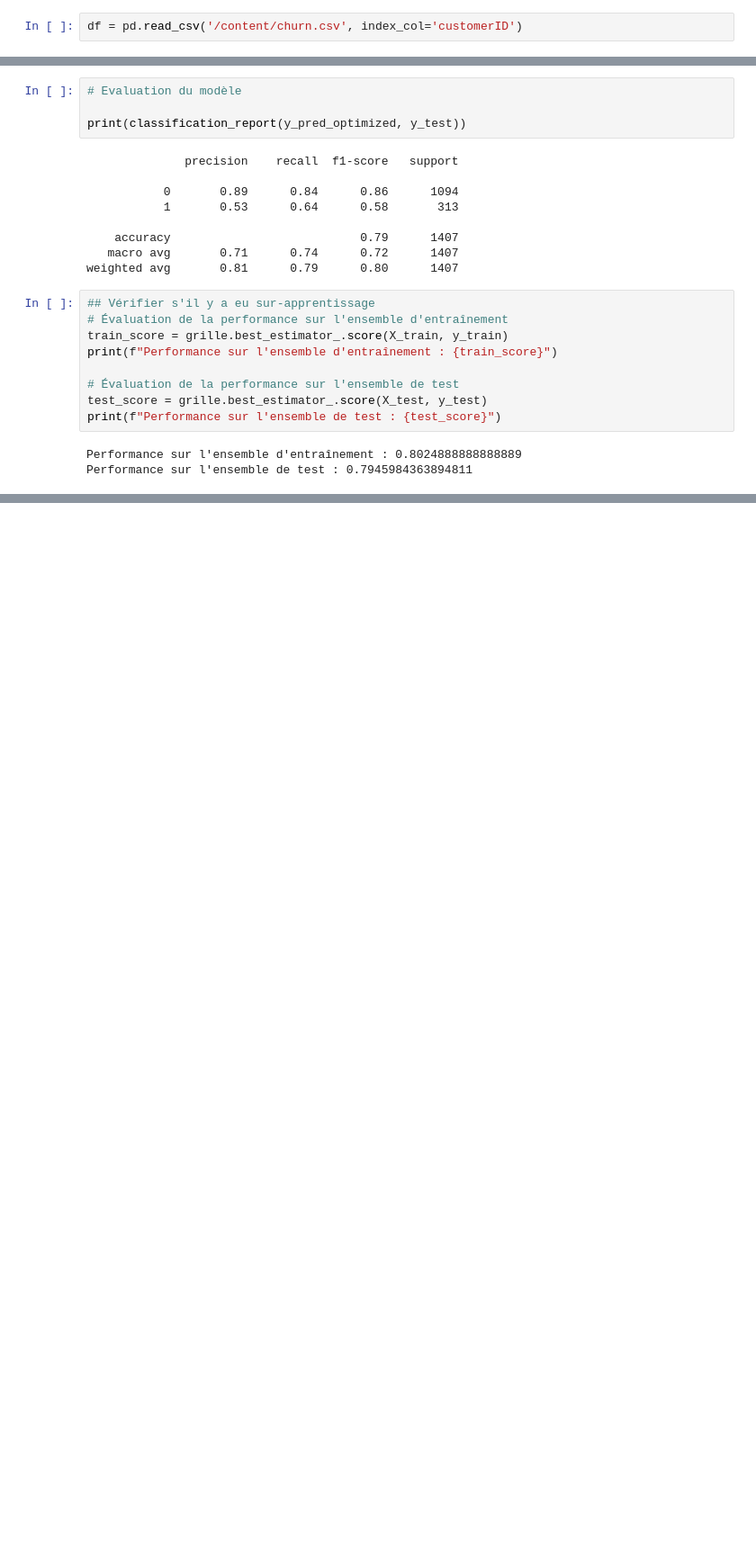
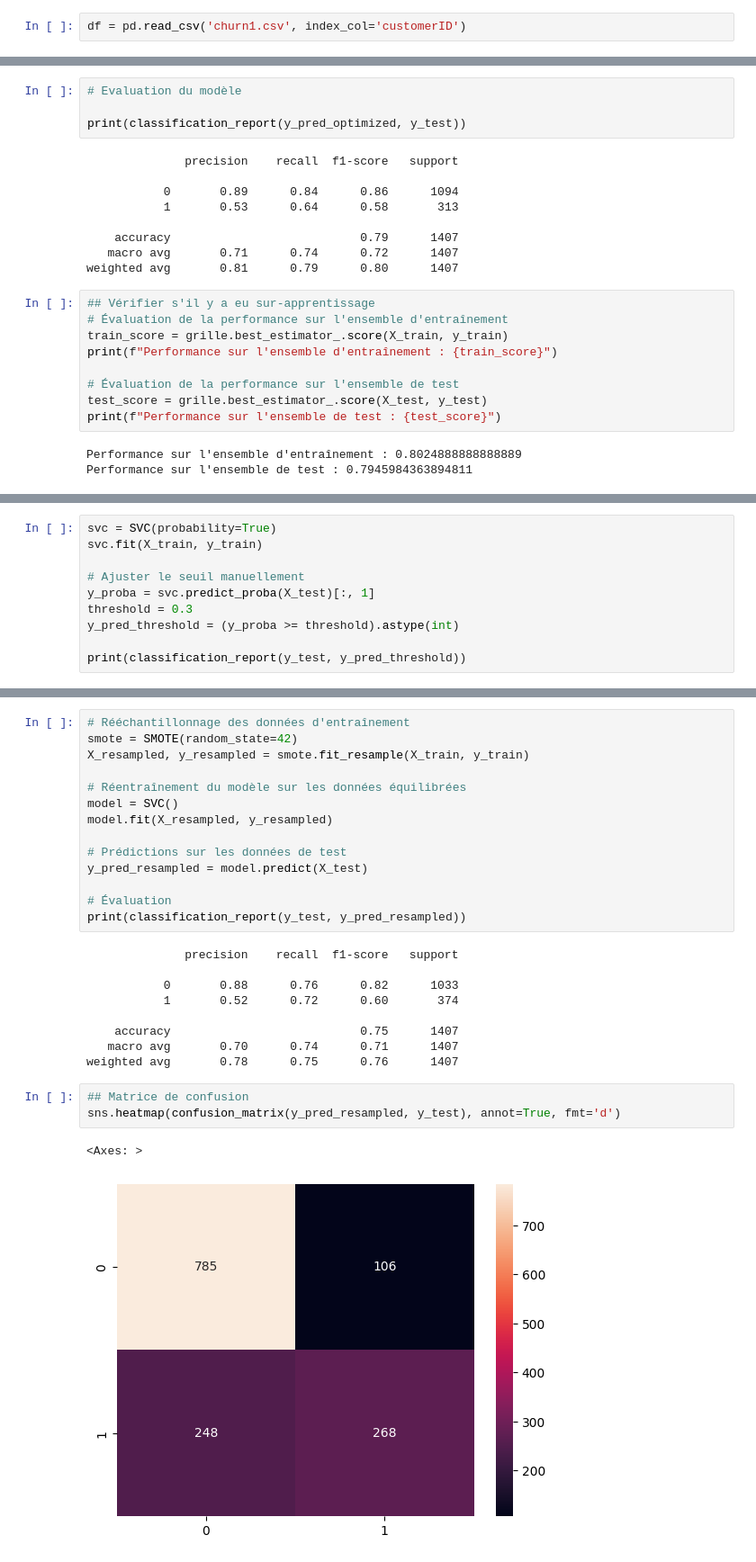
Before and after one commit to ProjetDataScience/churn_projet, a Jupyter notebook: projet_churn.ipynb, the cells around one changed output, grey strips where cells are left out. Shown at 90% size. Saved outputs shown, nothing was run; the diff lists cells and outputs as text; blank space fills up the shorter version.

```diff
--- a/projet_churn.ipynb
+++ b/projet_churn.ipynb
@@ -14,5 +16,5 @@ from sklearn.tree import DecisionTreeClassifier
 # %%
-df = pd.read_csv('/content/churn.csv', index_col='customerID')
+df = pd.read_csv('churn1.csv', index_col='customerID')
 # %%
 df.info()
 # %% [output]
@@ -473,0 +475,10 @@ Performance sur l'ensemble de test : 0.7945984363894811
+# %%
+svc = SVC(probability=True)
+svc.fit(X_train, y_train)
+
+# Ajuster le seuil manuellement
+y_proba = svc.predict_proba(X_test)[:, 1]
+threshold = 0.3
+y_pred_threshold = (y_proba >= threshold).astype(int)
+
+print(classification_report(y_test, y_pred_threshold))
@@ -473,0 +496,29 @@ Performance sur l'ensemble de test : 0.7945984363894811
+# %%
+# Rééchantillonnage des données d'entraînement
+smote = SMOTE(random_state=42)
+X_resampled, y_resampled = smote.fit_resample(X_train, y_train)
+
+# Réentraînement du modèle sur les données équilibrées
+model = SVC()
+model.fit(X_resampled, y_resampled)
+
+# Prédictions sur les données de test
+y_pred_resampled = model.predict(X_test)
+
+# Évaluation
+print(classification_report(y_test, y_pred_resampled))
+# %% [output]
+              precision    recall  f1-score   support
+
+           0       0.88      0.76      0.82      1033
+           1       0.52      0.72      0.60       374
+
+    accuracy                           0.75      1407
+   macro avg       0.70      0.74      0.71      1407
+weighted avg       0.78      0.75      0.76      1407
+# %%
+## Matrice de confusion
+sns.heatmap(confusion_matrix(y_pred_resampled, y_test), annot=True, fmt='d')
+# %% [output]
+<Axes: >
+[figure, added]
```
Also changed, not shown: parts of 6 cells of this notebook.
